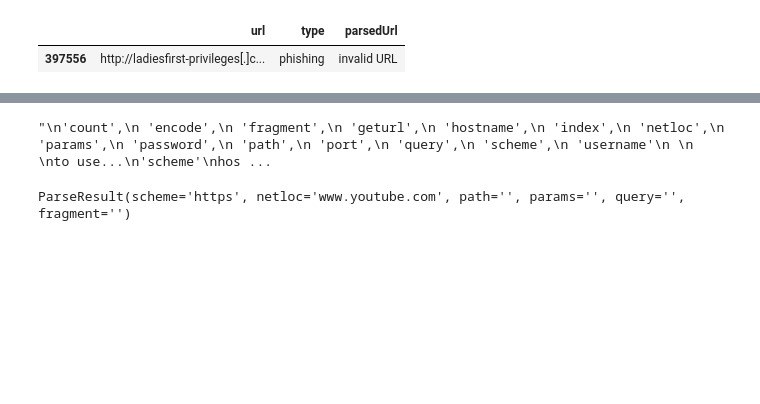
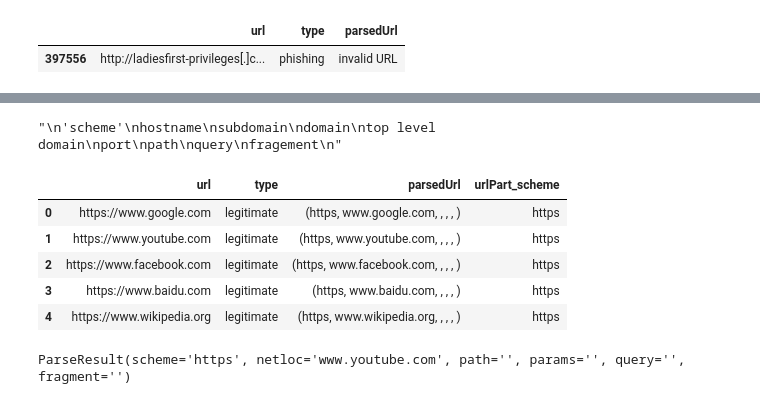
Before and after one commit to mdgarber/DetectPhishURL, a Jupyter notebook: DetectPhishURL/notebooks/detectPhishUrl.ipynb, the cells around one changed output, grey strips where cells are left out. Cells and saved outputs as stored; diff of their text form; code cells hidden in the pictures; blank space fills up the shorter version.

```diff
--- a/DetectPhishURL/notebooks/detectPhishUrl.ipynb
+++ b/DetectPhishURL/notebooks/detectPhishUrl.ipynb
@@ -309,52 +282,30 @@ urlData.shape
-# %%
-# available fields in parseurl
-'''
-'count',
- 'encode',
- 'fragment',
- 'geturl',
- 'hostname',
- 'index',
- 'netloc',
- 'params',
- 'password',
- 'path',
- 'port',
- 'query',
- 'scheme',
- 'username'
-
-
-to use...
-'scheme'
-hostname
-subdomain
-domain
-top level domain
-port
-path
-query
-fragement
-
-
-'count',
- 'encode',
- 'fragment',
- 'geturl',
- 'hostname',
- 'index',
- 'netloc',
- 'params',
- 'password',
- 'path',
- 'port',
- 'query',
- ,
- 'username'
-
-'''
-# %% [output]
-"\n'count',\n 'encode',\n 'fragment',\n 'geturl',\n 'hostname',\n 'index',\n 'netloc',\n 'params',\n 'password',\n 'path',\n 'port',\n 'query',\n 'scheme',\n 'username'\n \n \nto use...\n'scheme'\nhos ...
+# %%
+'''
+'scheme'
+hostname
+subdomain
+domain
+top level domain
+port
+path
+query
+fragement
+'''
+# %% [output]
+"\n'scheme'\nhostname\nsubdomain\ndomain\ntop level domain\nport\npath\nquery\nfragement\n"
+# %%
+# engineer new features from parsedUrl
+urlData['urlPart_scheme'] = urlData['parsedUrl'].apply(lambda urlObj : urlObj.scheme)
+#urlData['urlPart_scheme'] = urlData['parsedUrl'].apply(lambda urlObj : urlObj.scheme)
+# %%
+urlData.head()
+# %% [output]
+|  | url | type | parsedUrl | urlPart_scheme |
+| 0 | https://www.google.com | legitimate | (https, www.google.com, , , , ) | https |
+| 1 | https://www.youtube.com | legitimate | (https, www.youtube.com, , , , ) | https |
+| 2 | https://www.facebook.com | legitimate | (https, www.facebook.com, , , , ) | https |
+| 3 | https://www.baidu.com | legitimate | (https, www.baidu.com, , , , ) | https |
+| 4 | https://www.wikipedia.org | legitimate | (https, www.wikipedia.org, , , , ) | https |
 # %%
 print(urlData['parsedUrl'][1])
 # %% [output]
```
Also changed, not shown: parts of 15 cells of this notebook.
